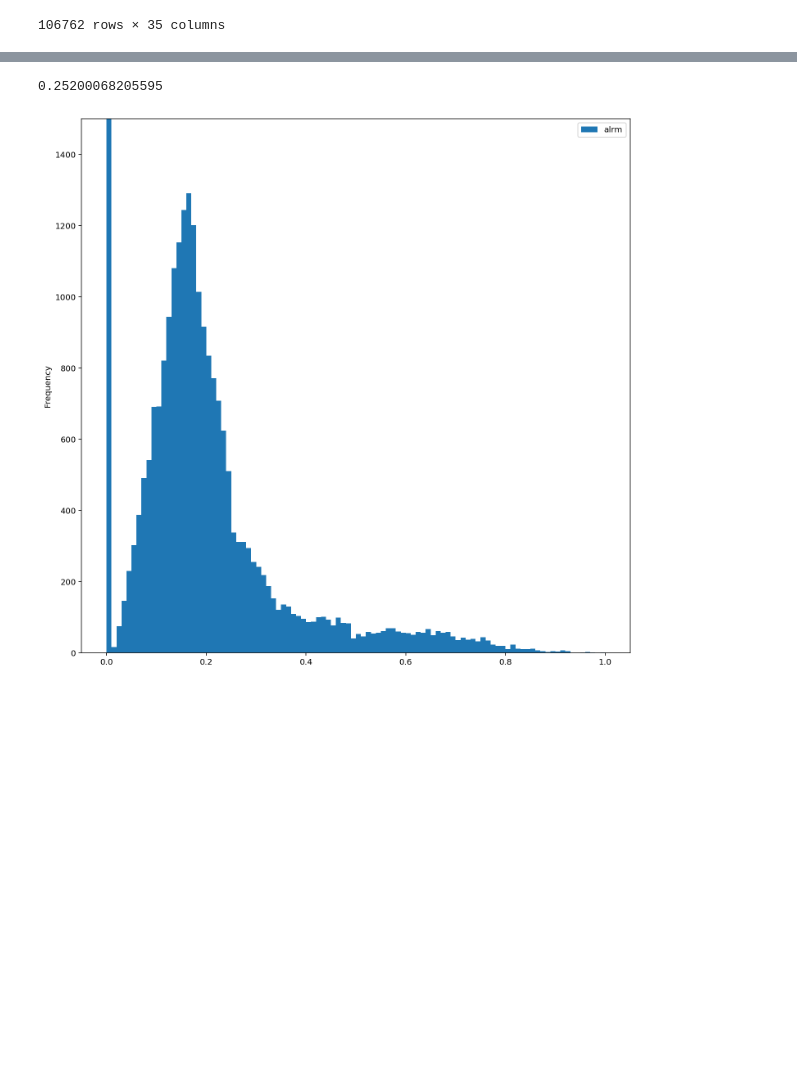
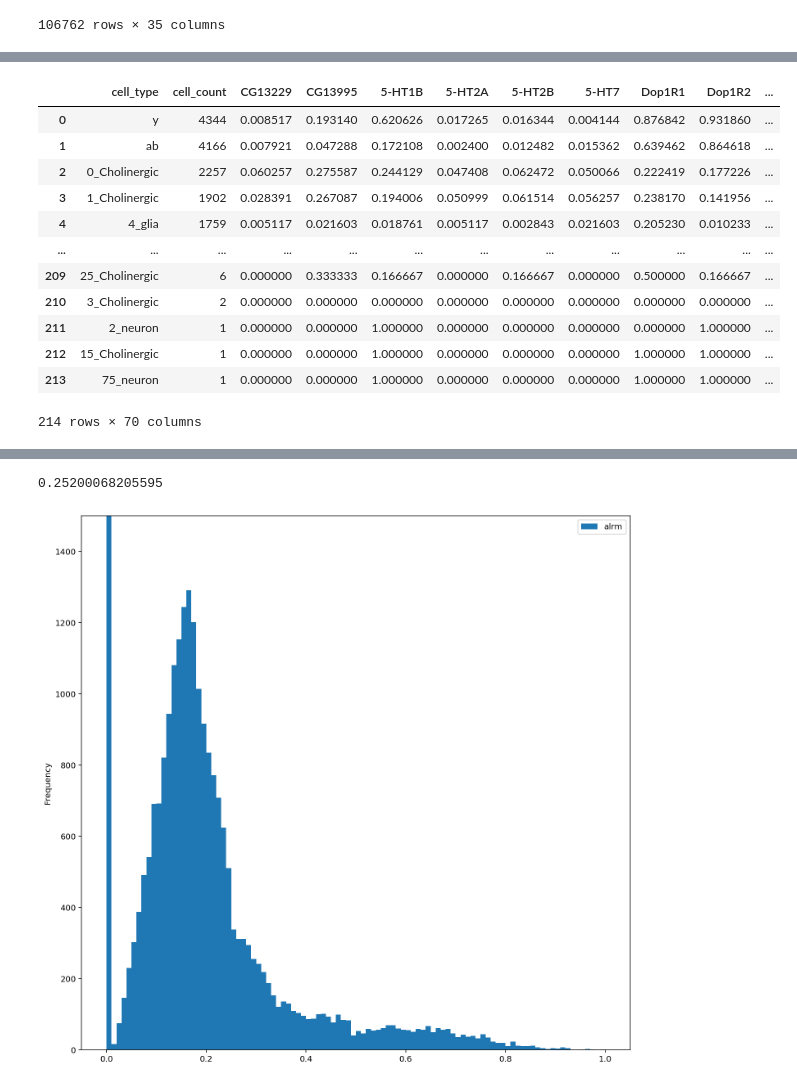
Before and after one commit to joanadopp/genedetector, a Jupyter notebook: genedetector.ipynb, the cells around one changed output, grey strips where cells are left out. Cells and saved outputs as stored; diff of their text form; code cells hidden in the pictures; blank space fills up the shorter version.

```diff
--- a/genedetector.ipynb
+++ b/genedetector.ipynb
@@ -91,0 +227,30 @@ adata.var
+# %%
+# refining the annotations in adata.obs['Cluster_ID_res8_080822'] by combining it with two other columns and creating the new column 'combined_annos'
+
+def merge_values(row):
+    if row['Cluster_ID_res8_080822'].isdigit():
+        if row['neuron_glia'] == 'neuron' or row['Neurotransmitter'] == 'Unknown':
+            return f"{row['Cluster_ID_res8_080822']}_{row['neuron_glia']}"
+        else:
+            return f"{row['Cluster_ID_res8_080822']}_{row['Neurotransmitter']}"
+    else:
+        return row['Cluster_ID_res8_080822']
+
+# Apply the function to create the new column 'combined_annos'
+annos['combined_annos'] = annos.apply(merge_values, axis=1)
+
+# Group by 'Cluster_ID_res8_080822' and 'Neurotransmitter', and count occurrences
+grouped_counts = annos[annos['Cluster_ID_res8_080822'].str.isdigit()]\
+                    .groupby(['Cluster_ID_res8_080822', 'Neurotransmitter']).size().reset_index(name='count')
+
+# For each group, get the Neurotransmitter value with the highest count
+max_counts = grouped_counts.groupby('Cluster_ID_res8_080822').apply(lambda x: x.loc[x['count'].idxmax()])
+
+# Update the 'combined_annos' column with the Neurotransmitter values that most cells have
+for cluster_id, neurotransmitter in max_counts[['Cluster_ID_res8_080822', 'Neurotransmitter']].values:
+    if cluster_id.isdigit():
+        annos.loc[annos['Cluster_ID_res8_080822'] == cluster_id, 'combined_annos'] = f"{cluster_id}_{neurotransmitter}"
+    else:
+        annos.loc[annos['Cluster_ID_res8_080822'] == cluster_id, 'combined_annos'] = cluster_id
+
+annos
@@ -91,0 +282,28 @@ adata.var
+# %%
+# get a fraction per gene of its expression across the cells in a cell type
+
+#add the combined_annos column to the binary_df to average over all cells
+binary_df['cell_type'] = annos['combined_annos']
+
+cell_type_counts = binary_df['cell_type'].value_counts().reset_index()
+cell_type_counts.columns = ['cell_type', 'cell_count']
+
+# average over all cells of a cell type
+avg_ct = binary_df.groupby('cell_type').mean().reset_index()
+
+final = pd.merge(cell_type_counts, avg_ct, on='cell_type')
+final
+# %% [output]
+|  | cell_type | cell_count | CG13229 | CG13995 | 5-HT1B | 5-HT2A | 5-HT2B | 5-HT7 | Dop1R1 | Dop1R2 | ... |
+| 0 | y | 4344 | 0.008517 | 0.193140 | 0.620626 | 0.017265 | 0.016344 | 0.004144 | 0.876842 | 0.931860 | ... |
+| 1 | ab | 4166 | 0.007921 | 0.047288 | 0.172108 | 0.002400 | 0.012482 | 0.015362 | 0.639462 | 0.864618 | ... |
+| 2 | 0_Cholinergic | 2257 | 0.060257 | 0.275587 | 0.244129 | 0.047408 | 0.062472 | 0.050066 | 0.222419 | 0.177226 | ... |
+| 3 | 1_Cholinergic | 1902 | 0.028391 | 0.267087 | 0.194006 | 0.050999 | 0.061514 | 0.056257 | 0.238170 | 0.141956 | ... |
+| 4 | 4_glia | 1759 | 0.005117 | 0.021603 | 0.018761 | 0.005117 | 0.002843 | 0.021603 | 0.205230 | 0.010233 | ... |
+| ... | ... | ... | ... | ... | ... | ... | ... | ... | ... | ... | ... |
+| 209 | 25_Cholinergic | 6 | 0.000000 | 0.333333 | 0.166667 | 0.000000 | 0.166667 | 0.000000 | 0.500000 | 0.166667 | ... |
+| 210 | 3_Cholinergic | 2 | 0.000000 | 0.000000 | 0.000000 | 0.000000 | 0.000000 | 0.000000 | 0.000000 | 0.000000 | ... |
+| 211 | 2_neuron | 1 | 0.000000 | 0.000000 | 1.000000 | 0.000000 | 0.000000 | 0.000000 | 0.000000 | 1.000000 | ... |
+| 212 | 15_Cholinergic | 1 | 0.000000 | 0.000000 | 1.000000 | 0.000000 | 0.000000 | 0.000000 | 1.000000 | 1.000000 | ... |
+| 213 | 75_neuron | 1 | 0.000000 | 0.000000 | 1.000000 | 0.000000 | 0.000000 | 0.000000 | 1.000000 | 1.000000 | ... |
+214 rows × 70 columns
```
Also changed, not shown: parts of 42 cells of this notebook.
